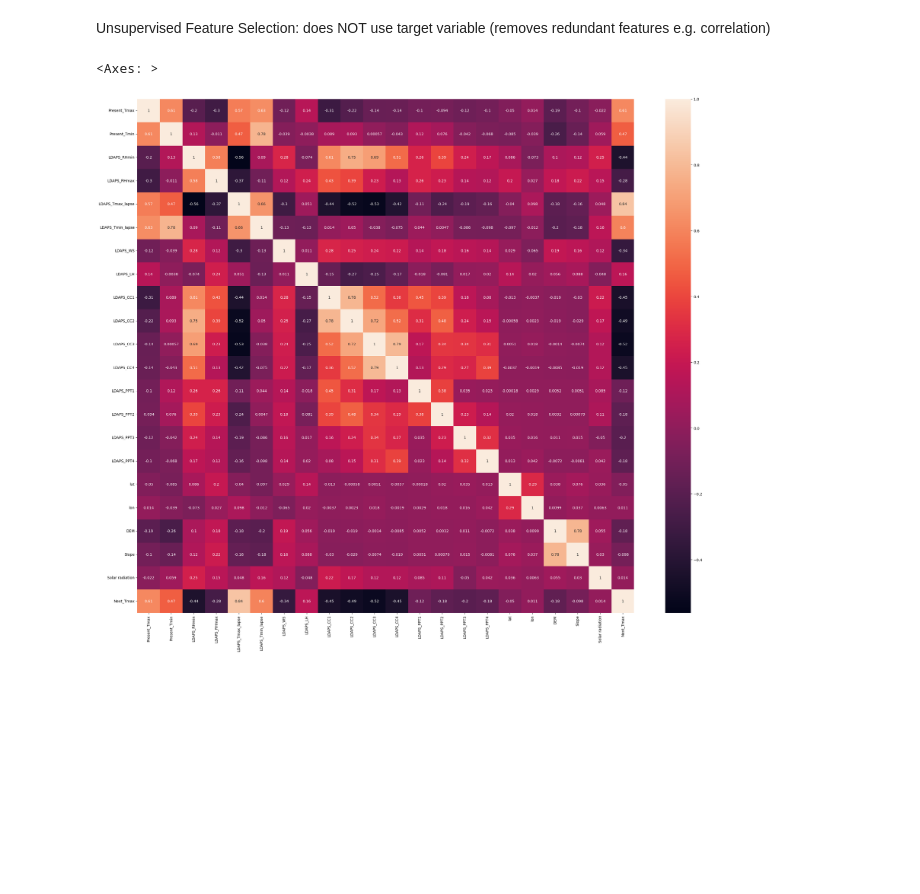
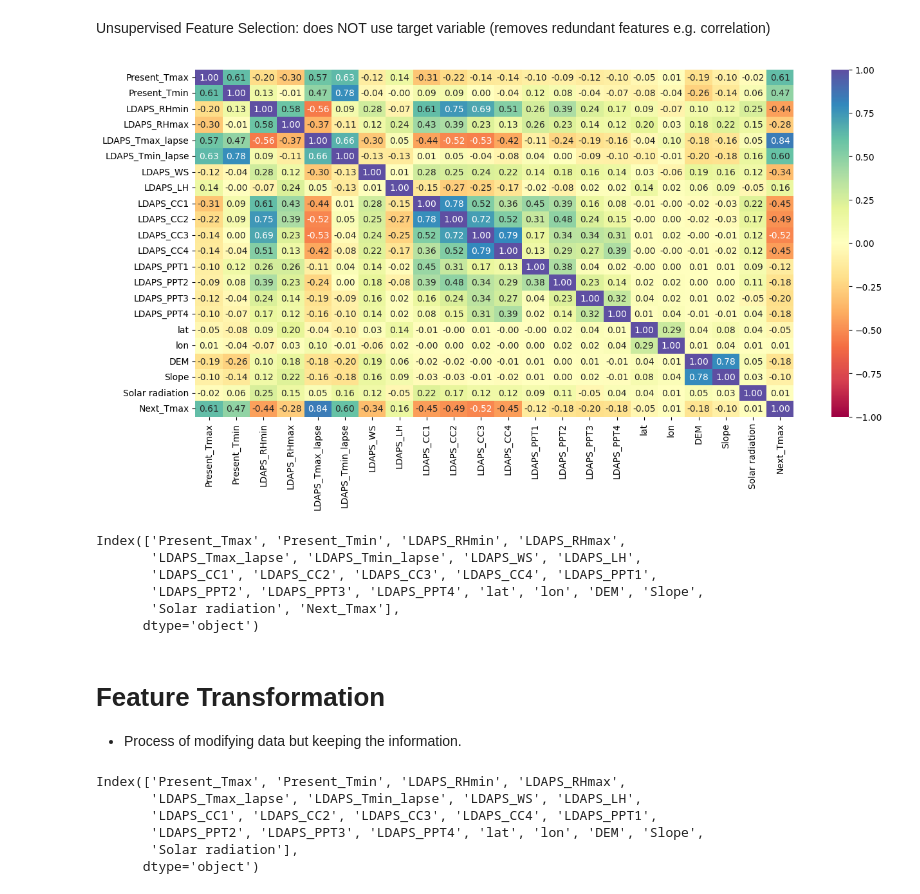
Before and after one commit to Lorraine254/Extreme-Weather-Analysis, a Jupyter notebook: Extreme Weather Analysis.ipynb, the cells around one changed output. Cells and saved outputs as stored; diff of their text form; code cells hidden in the pictures; blank space fills up the shorter version.

```diff
--- a/Extreme Weather Analysis.ipynb
+++ b/Extreme Weather Analysis.ipynb
@@ -206,11 +222,11 @@ Unsupervised Feature Selection: does NOT use target variable (removes redundant
 # %%
 #loading the required libraries
 import matplotlib.pyplot as plt
 import seaborn as sns
 
 #Correlation matrix
-plt.figure(figsize=(30,25))
-sns.heatmap(df.corr(), annot=True)
+plt.figure(figsize=(15, 7))
+sns.heatmap(df.corr(), annot=True, vmin=-1, vmax=1, fmt=".2f", cmap="Spectral")
+plt.show()
 # %% [output]
-<Axes: >
-[figure, old version]
+[figure, new version]
@@ -218,0 +233,12 @@ sns.heatmap(df.corr(), annot=True)
+# %%
+df.columns
+# %% [output]
+Index(['Present_Tmax', 'Present_Tmin', 'LDAPS_RHmin', 'LDAPS_RHmax',
+       'LDAPS_Tmax_lapse', 'LDAPS_Tmin_lapse', 'LDAPS_WS', 'LDAPS_LH',
+       'LDAPS_CC1', 'LDAPS_CC2', 'LDAPS_CC3', 'LDAPS_CC4', 'LDAPS_PPT1',
+       'LDAPS_PPT2', 'LDAPS_PPT3', 'LDAPS_PPT4', 'lat', 'lon', 'DEM', 'Slope',
+       'Solar radiation', 'Next_Tmax'],
+      dtype='object')
+# %% [markdown]
+# Feature Transformation
+- Process of modifying data but keeping the information.
@@ -218,0 +248,9 @@ sns.heatmap(df.corr(), annot=True)
+# %%
+X.columns
+# %% [output]
+Index(['Present_Tmax', 'Present_Tmin', 'LDAPS_RHmin', 'LDAPS_RHmax',
+       'LDAPS_Tmax_lapse', 'LDAPS_Tmin_lapse', 'LDAPS_WS', 'LDAPS_LH',
+       'LDAPS_CC1', 'LDAPS_CC2', 'LDAPS_CC3', 'LDAPS_CC4', 'LDAPS_PPT1',
+       'LDAPS_PPT2', 'LDAPS_PPT3', 'LDAPS_PPT4', 'lat', 'lon', 'DEM', 'Slope',
+       'Solar radiation'],
+      dtype='object')
```
Also changed, not shown: parts of 15 cells of this notebook, 2 other files.
